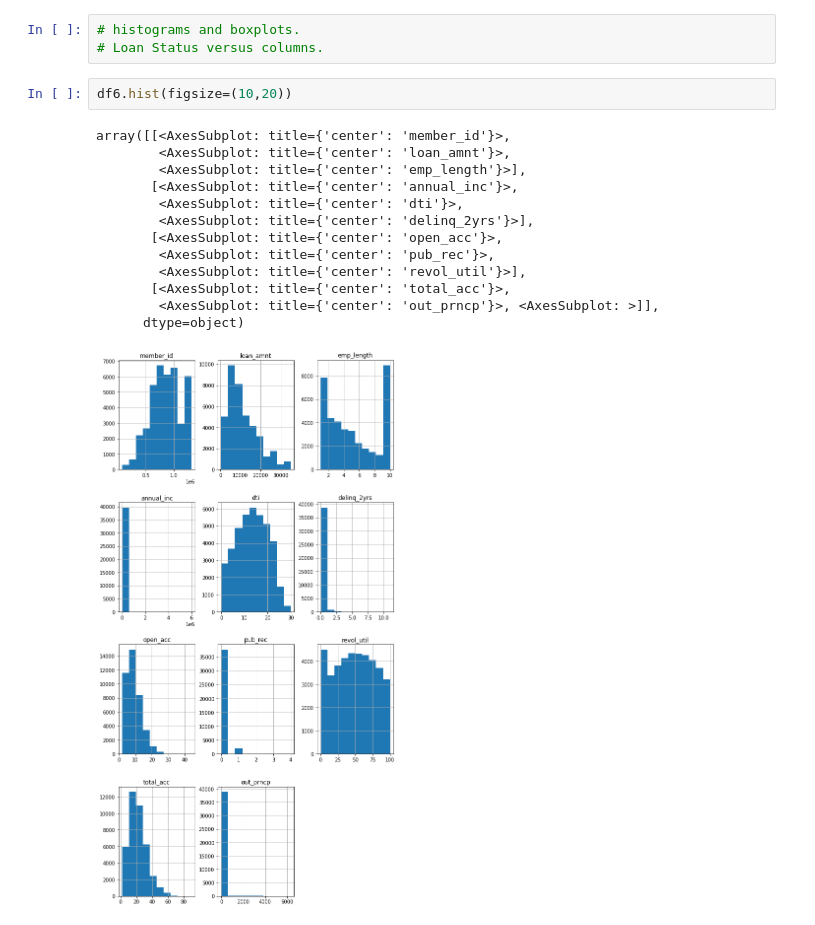
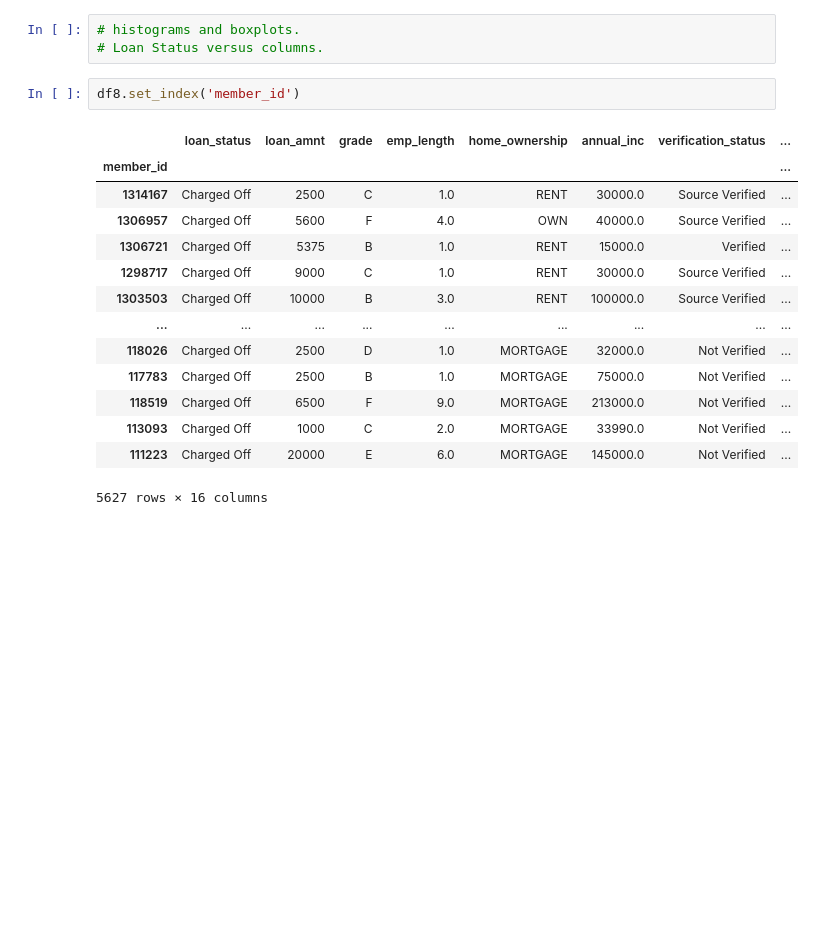
Before and after one commit to floodyc/LendingClubCaseStudy, a Jupyter notebook: LCCS.ipynb, the cells around one changed output. Saved outputs shown, nothing was run; the diff lists cells and outputs as text; blank space fills up the shorter version.

```diff
--- a/LCCS.ipynb
+++ b/LCCS.ipynb
@@ -360,19 +360,20 @@ df8
 # %%
 # histograms and boxplots.
 # Loan Status versus columns.
-# %%
-df6.hist(figsize=(10,20))
-# %% [output]
-array([[<AxesSubplot: title={'center': 'member_id'}>,
-        <AxesSubplot: title={'center': 'loan_amnt'}>,
-        <AxesSubplot: title={'center': 'emp_length'}>],
-       [<AxesSubplot: title={'center': 'annual_inc'}>,
-        <AxesSubplot: title={'center': 'dti'}>,
-        <AxesSubplot: title={'center': 'delinq_2yrs'}>],
-       [<AxesSubplot: title={'center': 'open_acc'}>,
-        <AxesSubplot: title={'center': 'pub_rec'}>,
-        <AxesSubplot: title={'center': 'revol_util'}>],
-       [<AxesSubplot: title={'center': 'total_acc'}>,
-        <AxesSubplot: title={'center': 'out_prncp'}>, <AxesSubplot: >]],
-      dtype=object)
-[figure, removed]
+# %%
+df8.set_index('member_id')
+# %% [output]
+|  | loan_status | loan_amnt | grade | emp_length | home_ownership | annual_inc | verification_status | ... |
+| member_id |  |  |  |  |  |  |  | ... |
+| 1314167 | Charged Off | 2500 | C | 1.0 | RENT | 30000.0 | Source Verified | ... |
+| 1306957 | Charged Off | 5600 | F | 4.0 | OWN | 40000.0 | Source Verified | ... |
+| 1306721 | Charged Off | 5375 | B | 1.0 | RENT | 15000.0 | Verified | ... |
+| 1298717 | Charged Off | 9000 | C | 1.0 | RENT | 30000.0 | Source Verified | ... |
+| 1303503 | Charged Off | 10000 | B | 3.0 | RENT | 100000.0 | Source Verified | ... |
+| ... | ... | ... | ... | ... | ... | ... | ... | ... |
+| 118026 | Charged Off | 2500 | D | 1.0 | MORTGAGE | 32000.0 | Not Verified | ... |
+| 117783 | Charged Off | 2500 | B | 1.0 | MORTGAGE | 75000.0 | Not Verified | ... |
+| 118519 | Charged Off | 6500 | F | 9.0 | MORTGAGE | 213000.0 | Not Verified | ... |
+| 113093 | Charged Off | 1000 | C | 2.0 | MORTGAGE | 33990.0 | Not Verified | ... |
+| 111223 | Charged Off | 20000 | E | 6.0 | MORTGAGE | 145000.0 | Not Verified | ... |
+5627 rows × 16 columns
```
Also changed, not shown: parts of 1 cell of this notebook.
